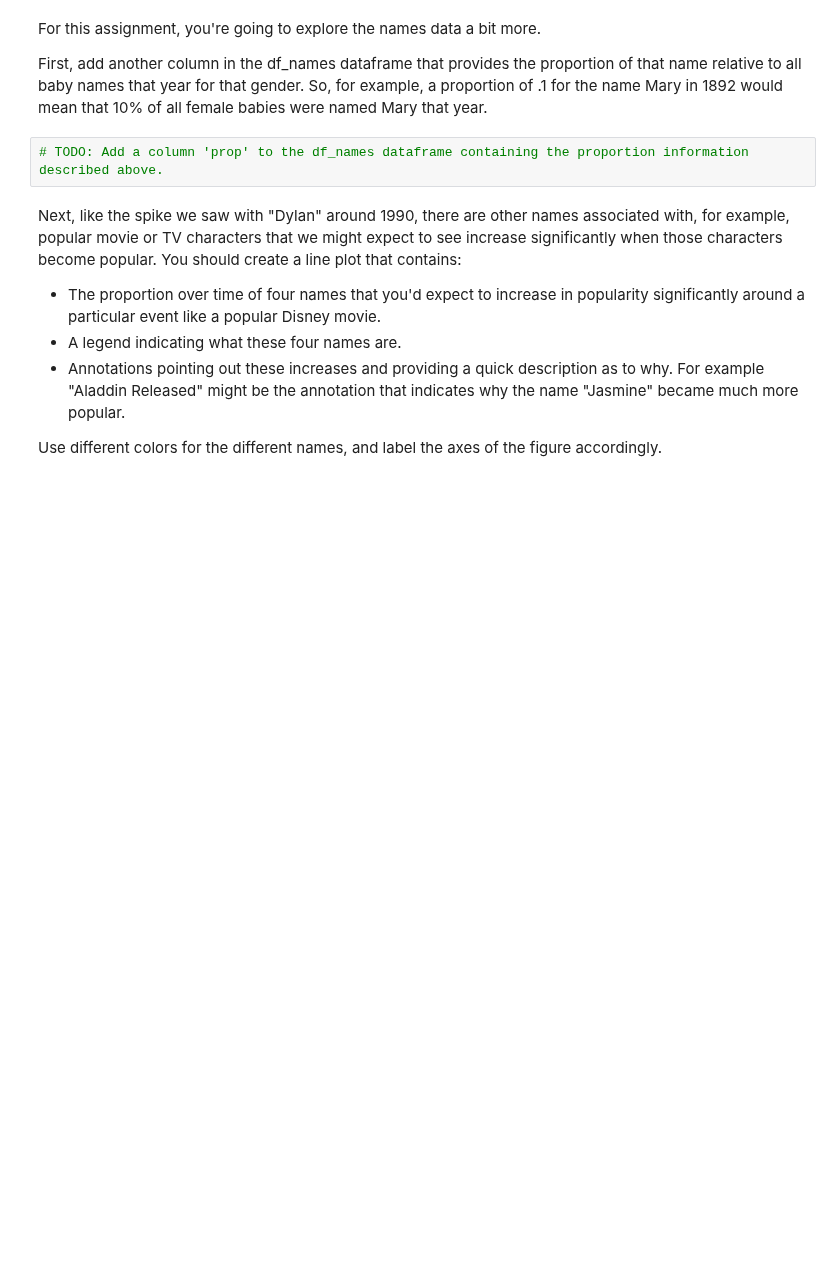
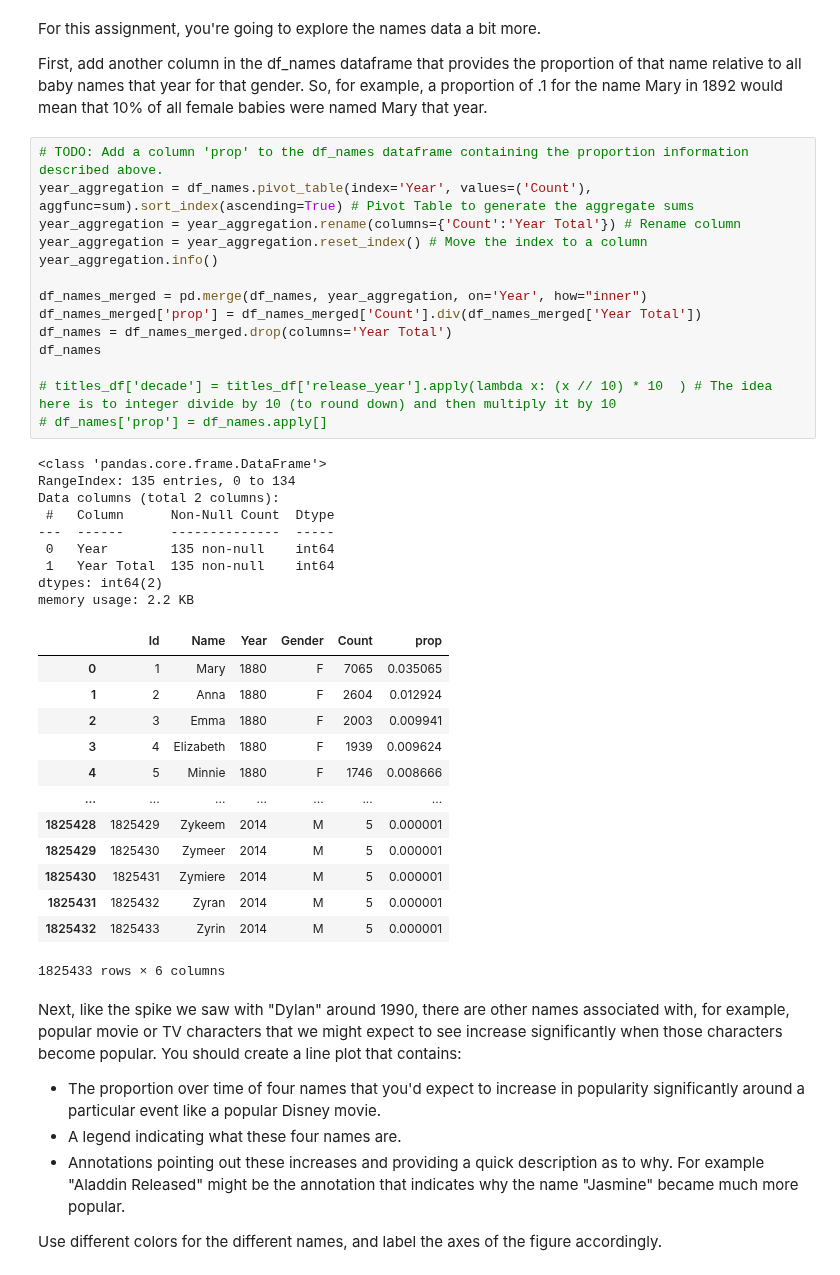
Before and after one commit to robchristiansen13/Learning, a Jupyter notebook: WeberState/CS 6570 (Data Science Algorithms I)/Assignments/CS-6570 Homework 2.ipynb, the cells around one changed output. Saved outputs shown, nothing was run; the diff lists cells and outputs as text; blank space fills up the shorter version.

Commit message:
Data wrangling working for Assignment 2

```diff
--- a/WeberState/CS 6570 (Data Science Algorithms I)/Assignments/CS-6570 Homework 2.ipynb
+++ b/WeberState/CS 6570 (Data Science Algorithms I)/Assignments/CS-6570 Homework 2.ipynb
@@ -69,6 +69,41 @@ For this assignment, you're going to explore the names data a bit more.
 First, add another column in the df_names dataframe that provides the proportion of that name relative to all baby names that year for that gender. So, for example, a proportion of .1 for the name Mary in 1892 would mean that 10% of all female babies were named Mary that year.
 # %%
 # TODO: Add a column 'prop' to the df_names dataframe containing the proportion information described above.
+year_aggregation = df_names.pivot_table(index='Year', values=('Count'), aggfunc=sum).sort_index(ascending=True) # Pivot Table to generate the aggregate sums
+year_aggregation = year_aggregation.rename(columns={'Count':'Year Total'}) # Rename column
+year_aggregation = year_aggregation.reset_index() # Move the index to a column
+year_aggregation.info()
+
+df_names_merged = pd.merge(df_names, year_aggregation, on='Year', how="inner")
+df_names_merged['prop'] = df_names_merged['Count'].div(df_names_merged['Year Total'])
+df_names = df_names_merged.drop(columns='Year Total')
+df_names
+
+# titles_df['decade'] = titles_df['release_year'].apply(lambda x: (x // 10) * 10  ) # The idea here is to integer divide by 10 (to round down) and then multiply it by 10
+# df_names['prop'] = df_names.apply[]
+# %% [output]
+<class 'pandas.core.frame.DataFrame'>
+RangeIndex: 135 entries, 0 to 134
+Data columns (total 2 columns):
+ #   Column      Non-Null Count  Dtype
+---  ------      --------------  -----
+ 0   Year        135 non-null    int64
+ 1   Year Total  135 non-null    int64
+dtypes: int64(2)
+memory usage: 2.2 KB
+|  | Id | Name | Year | Gender | Count | prop |
+| 0 | 1 | Mary | 1880 | F | 7065 | 0.035065 |
+| 1 | 2 | Anna | 1880 | F | 2604 | 0.012924 |
+| 2 | 3 | Emma | 1880 | F | 2003 | 0.009941 |
+| 3 | 4 | Elizabeth | 1880 | F | 1939 | 0.009624 |
+| 4 | 5 | Minnie | 1880 | F | 1746 | 0.008666 |
+| ... | ... | ... | ... | ... | ... | ... |
+| 1825428 | 1825429 | Zykeem | 2014 | M | 5 | 0.000001 |
+| 1825429 | 1825430 | Zymeer | 2014 | M | 5 | 0.000001 |
+| 1825430 | 1825431 | Zymiere | 2014 | M | 5 | 0.000001 |
+| 1825431 | 1825432 | Zyran | 2014 | M | 5 | 0.000001 |
+| 1825432 | 1825433 | Zyrin | 2014 | M | 5 | 0.000001 |
+1825433 rows × 6 columns
 # %% [markdown]
 Next, like the spike we saw with "Dylan" around 1990, there are other names associated with, for example, popular movie or TV characters that we might expect to see increase significantly when those characters become popular. You should create a line plot that contains:
 
```
Also changed, not shown: parts of 5 cells of this notebook, 1 other file.
